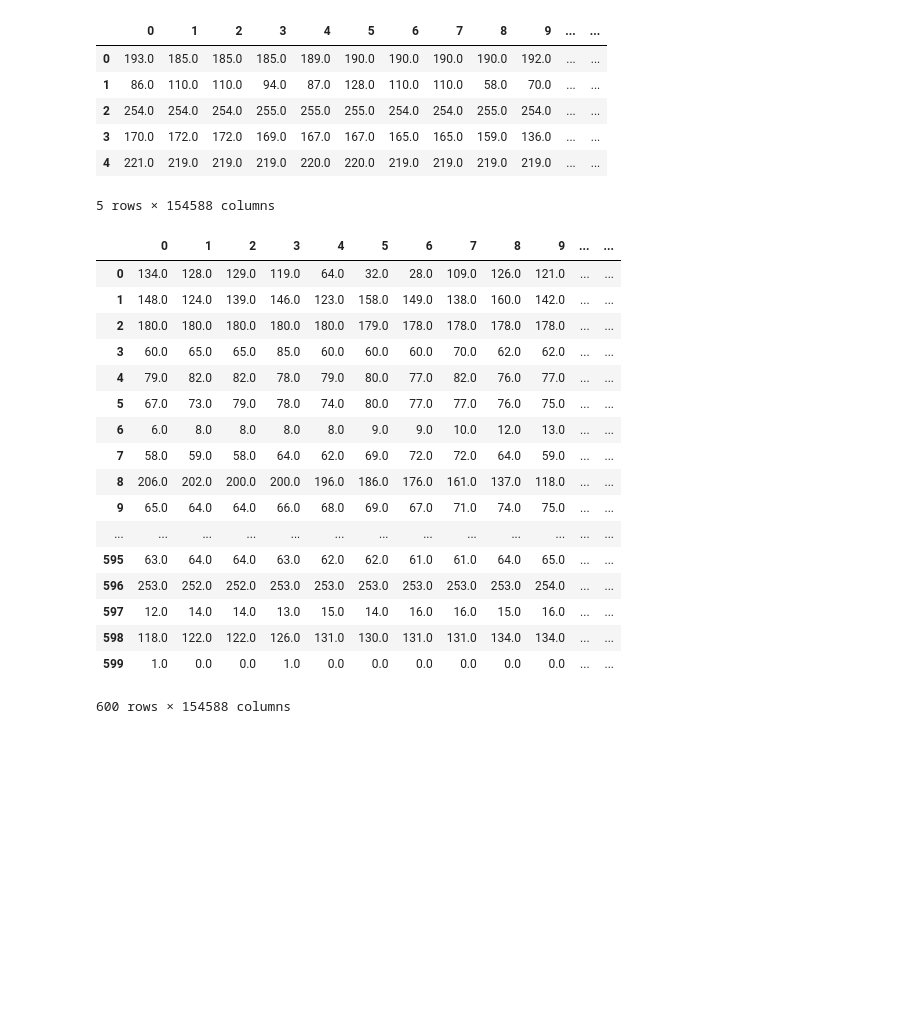
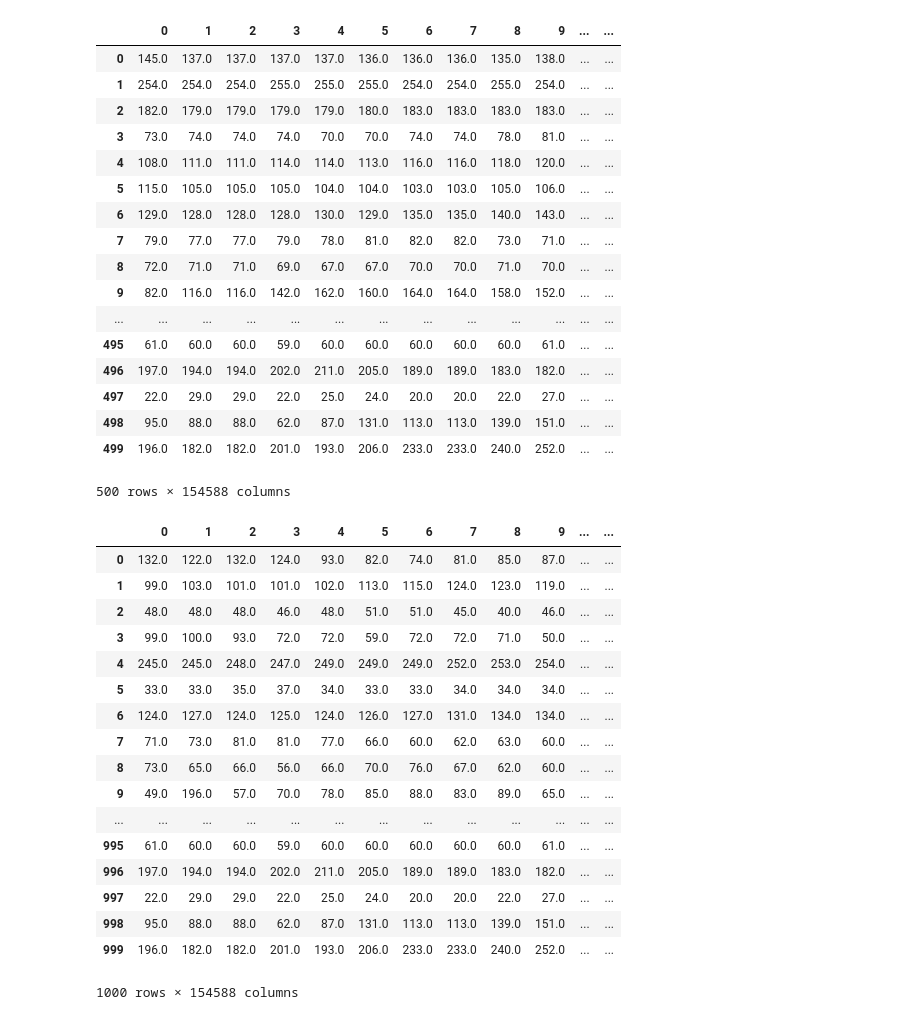
Before and after one commit to romancollins30/final_project, a Jupyter notebook: CatsML.ipynb, the cells around one changed output. Drawn from its saved outputs; the diff is of its cells as text; code cells hidden in the pictures; blank space fills up the shorter version.

```diff
--- a/CatsML.ipynb
+++ b/CatsML.ipynb
@@ -59,44 +68,54 @@ for x in filelist:
 df = df.reset_index()
 df = df.drop(columns=['index'])
 # %%
-lst = [0] * 100
+lst = [0] * 500
 df5 = pd.DataFrame(lst, columns=['real/fake'])
 # %%
 main_df2 = pd.concat([df,df5], axis=1)
-main_df2.head()
+main_df2
 # %% [output]
 |  | 0 | 1 | 2 | 3 | 4 | 5 | 6 | 7 | 8 | 9 | ... | ... |
-| 0 | 193.0 | 185.0 | 185.0 | 185.0 | 189.0 | 190.0 | 190.0 | 190.0 | 190.0 | 192.0 | ... | ... |
-| 1 | 86.0 | 110.0 | 110.0 | 94.0 | 87.0 | 128.0 | 110.0 | 110.0 | 58.0 | 70.0 | ... | ... |
-| 2 | 254.0 | 254.0 | 254.0 | 255.0 | 255.0 | 255.0 | 254.0 | 254.0 | 255.0 | 254.0 | ... | ... |
-| 3 | 170.0 | 172.0 | 172.0 | 169.0 | 167.0 | 167.0 | 165.0 | 165.0 | 159.0 | 136.0 | ... | ... |
-| 4 | 221.0 | 219.0 | 219.0 | 219.0 | 220.0 | 220.0 | 219.0 | 219.0 | 219.0 | 219.0 | ... | ... |
+| 0 | 145.0 | 137.0 | 137.0 | 137.0 | 137.0 | 136.0 | 136.0 | 136.0 | 135.0 | 138.0 | ... | ... |
+| 1 | 254.0 | 254.0 | 254.0 | 255.0 | 255.0 | 255.0 | 254.0 | 254.0 | 255.0 | 254.0 | ... | ... |
+| 2 | 182.0 | 179.0 | 179.0 | 179.0 | 179.0 | 180.0 | 183.0 | 183.0 | 183.0 | 183.0 | ... | ... |
+| 3 | 73.0 | 74.0 | 74.0 | 74.0 | 70.0 | 70.0 | 74.0 | 74.0 | 78.0 | 81.0 | ... | ... |
+| 4 | 108.0 | 111.0 | 111.0 | 114.0 | 114.0 | 113.0 | 116.0 | 116.0 | 118.0 | 120.0 | ... | ... |
+| 5 | 115.0 | 105.0 | 105.0 | 105.0 | 104.0 | 104.0 | 103.0 | 103.0 | 105.0 | 106.0 | ... | ... |
+| 6 | 129.0 | 128.0 | 128.0 | 128.0 | 130.0 | 129.0 | 135.0 | 135.0 | 140.0 | 143.0 | ... | ... |
+| 7 | 79.0 | 77.0 | 77.0 | 79.0 | 78.0 | 81.0 | 82.0 | 82.0 | 73.0 | 71.0 | ... | ... |
+| 8 | 72.0 | 71.0 | 71.0 | 69.0 | 67.0 | 67.0 | 70.0 | 70.0 | 71.0 | 70.0 | ... | ... |
+| 9 | 82.0 | 116.0 | 116.0 | 142.0 | 162.0 | 160.0 | 164.0 | 164.0 | 158.0 | 152.0 | ... | ... |
+| ... | ... | ... | ... | ... | ... | ... | ... | ... | ... | ... | ... | ... |
+| 495 | 61.0 | 60.0 | 60.0 | 59.0 | 60.0 | 60.0 | 60.0 | 60.0 | 60.0 | 61.0 | ... | ... |
+| 496 | 197.0 | 194.0 | 194.0 | 202.0 | 211.0 | 205.0 | 189.0 | 189.0 | 183.0 | 182.0 | ... | ... |
+| 497 | 22.0 | 29.0 | 29.0 | 22.0 | 25.0 | 24.0 | 20.0 | 20.0 | 22.0 | 27.0 | ... | ... |
+| 498 | 95.0 | 88.0 | 88.0 | 62.0 | 87.0 | 131.0 | 113.0 | 113.0 | 139.0 | 151.0 | ... | ... |
+| 499 | 196.0 | 182.0 | 182.0 | 201.0 | 193.0 | 206.0 | 233.0 | 233.0 | 240.0 | 252.0 | ... | ... |
-5 rows × 154588 columns
+500 rows × 154588 columns
 # %%
 final_df = main_df.append(main_df2)
 final_df = final_df.reset_index()
 final_df = final_df.drop(columns=['index'])
-final_df = final_df.dropna()
 final_df
 # %% [output]
 |  | 0 | 1 | 2 | 3 | 4 | 5 | 6 | 7 | 8 | 9 | ... | ... |
-| 0 | 134.0 | 128.0 | 129.0 | 119.0 | 64.0 | 32.0 | 28.0 | 109.0 | 126.0 | 121.0 | ... | ... |
-| 1 | 148.0 | 124.0 | 139.0 | 146.0 | 123.0 | 158.0 | 149.0 | 138.0 | 160.0 | 142.0 | ... | ... |
-| 2 | 180.0 | 180.0 | 180.0 | 180.0 | 180.0 | 179.0 | 178.0 | 178.0 | 178.0 | 178.0 | ... | ... |
-| 3 | 60.0 | 65.0 | 65.0 | 85.0 | 60.0 | 60.0 | 60.0 | 70.0 | 62.0 | 62.0 | ... | ... |
-| 4 | 79.0 | 82.0 | 82.0 | 78.0 | 79.0 | 80.0 | 77.0 | 82.0 | 76.0 | 77.0 | ... | ... |
-| 5 | 67.0 | 73.0 | 79.0 | 78.0 | 74.0 | 80.0 | 77.0 | 77.0 | 76.0 | 75.0 | ... | ... |
-| 6 | 6.0 | 8.0 | 8.0 | 8.0 | 8.0 | 9.0 | 9.0 | 10.0 | 12.0 | 13.0 | ... | ... |
-| 7 | 58.0 | 59.0 | 58.0 | 64.0 | 62.0 | 69.0 | 72.0 | 72.0 | 64.0 | 59.0 | ... | ... |
-| 8 | 206.0 | 202.0 | 200.0 | 200.0 | 196.0 | 186.0 | 176.0 | 161.0 | 137.0 | 118.0 | ... | ... |
-| 9 | 65.0 | 64.0 | 64.0 | 66.0 | 68.0 | 69.0 | 67.0 | 71.0 | 74.0 | 75.0 | ... | ... |
+| 0 | 132.0 | 122.0 | 132.0 | 124.0 | 93.0 | 82.0 | 74.0 | 81.0 | 85.0 | 87.0 | ... | ... |
+| 1 | 99.0 | 103.0 | 101.0 | 101.0 | 102.0 | 113.0 | 115.0 | 124.0 | 123.0 | 119.0 | ... | ... |
+| 2 | 48.0 | 48.0 | 48.0 | 46.0 | 48.0 | 51.0 | 51.0 | 45.0 | 40.0 | 46.0 | ... | ... |
+| 3 | 99.0 | 100.0 | 93.0 | 72.0 | 72.0 | 59.0 | 72.0 | 72.0 | 71.0 | 50.0 | ... | ... |
+| 4 | 245.0 | 245.0 | 248.0 | 247.0 | 249.0 | 249.0 | 249.0 | 252.0 | 253.0 | 254.0 | ... | ... |
+| 5 | 33.0 | 33.0 | 35.0 | 37.0 | 34.0 | 33.0 | 33.0 | 34.0 | 34.0 | 34.0 | ... | ... |
+| 6 | 124.0 | 127.0 | 124.0 | 125.0 | 124.0 | 126.0 | 127.0 | 131.0 | 134.0 | 134.0 | ... | ... |
+| 7 | 71.0 | 73.0 | 81.0 | 81.0 | 77.0 | 66.0 | 60.0 | 62.0 | 63.0 | 60.0 | ... | ... |
+| 8 | 73.0 | 65.0 | 66.0 | 56.0 | 66.0 | 70.0 | 76.0 | 67.0 | 62.0 | 60.0 | ... | ... |
+| 9 | 49.0 | 196.0 | 57.0 | 70.0 | 78.0 | 85.0 | 88.0 | 83.0 | 89.0 | 65.0 | ... | ... |
 | ... | ... | ... | ... | ... | ... | ... | ... | ... | ... | ... | ... | ... |
-| 595 | 63.0 | 64.0 | 64.0 | 63.0 | 62.0 | 62.0 | 61.0 | 61.0 | 64.0 | 65.0 | ... | ... |
-| 596 | 253.0 | 252.0 | 252.0 | 253.0 | 253.0 | 253.0 | 253.0 | 253.0 | 253.0 | 254.0 | ... | ... |
-| 597 | 12.0 | 14.0 | 14.0 | 13.0 | 15.0 | 14.0 | 16.0 | 16.0 | 15.0 | 16.0 | ... | ... |
-| 598 | 118.0 | 122.0 | 122.0 | 126.0 | 131.0 | 130.0 | 131.0 | 131.0 | 134.0 | 134.0 | ... | ... |
-| 599 | 1.0 | 0.0 | 0.0 | 1.0 | 0.0 | 0.0 | 0.0 | 0.0 | 0.0 | 0.0 | ... | ... |
+| 995 | 61.0 | 60.0 | 60.0 | 59.0 | 60.0 | 60.0 | 60.0 | 60.0 | 60.0 | 61.0 | ... | ... |
+| 996 | 197.0 | 194.0 | 194.0 | 202.0 | 211.0 | 205.0 | 189.0 | 189.0 | 183.0 | 182.0 | ... | ... |
+| 997 | 22.0 | 29.0 | 29.0 | 22.0 | 25.0 | 24.0 | 20.0 | 20.0 | 22.0 | 27.0 | ... | ... |
+| 998 | 95.0 | 88.0 | 88.0 | 62.0 | 87.0 | 131.0 | 113.0 | 113.0 | 139.0 | 151.0 | ... | ... |
+| 999 | 196.0 | 182.0 | 182.0 | 201.0 | 193.0 | 206.0 | 233.0 | 233.0 | 240.0 | 252.0 | ... | ... |
-600 rows × 154588 columns
+1000 rows × 154588 columns
 # %%
 from sklearn import tree
 from sklearn.model_selection import train_test_split
```
Also changed, not shown: parts of 7 cells of this notebook, 3 other files.
